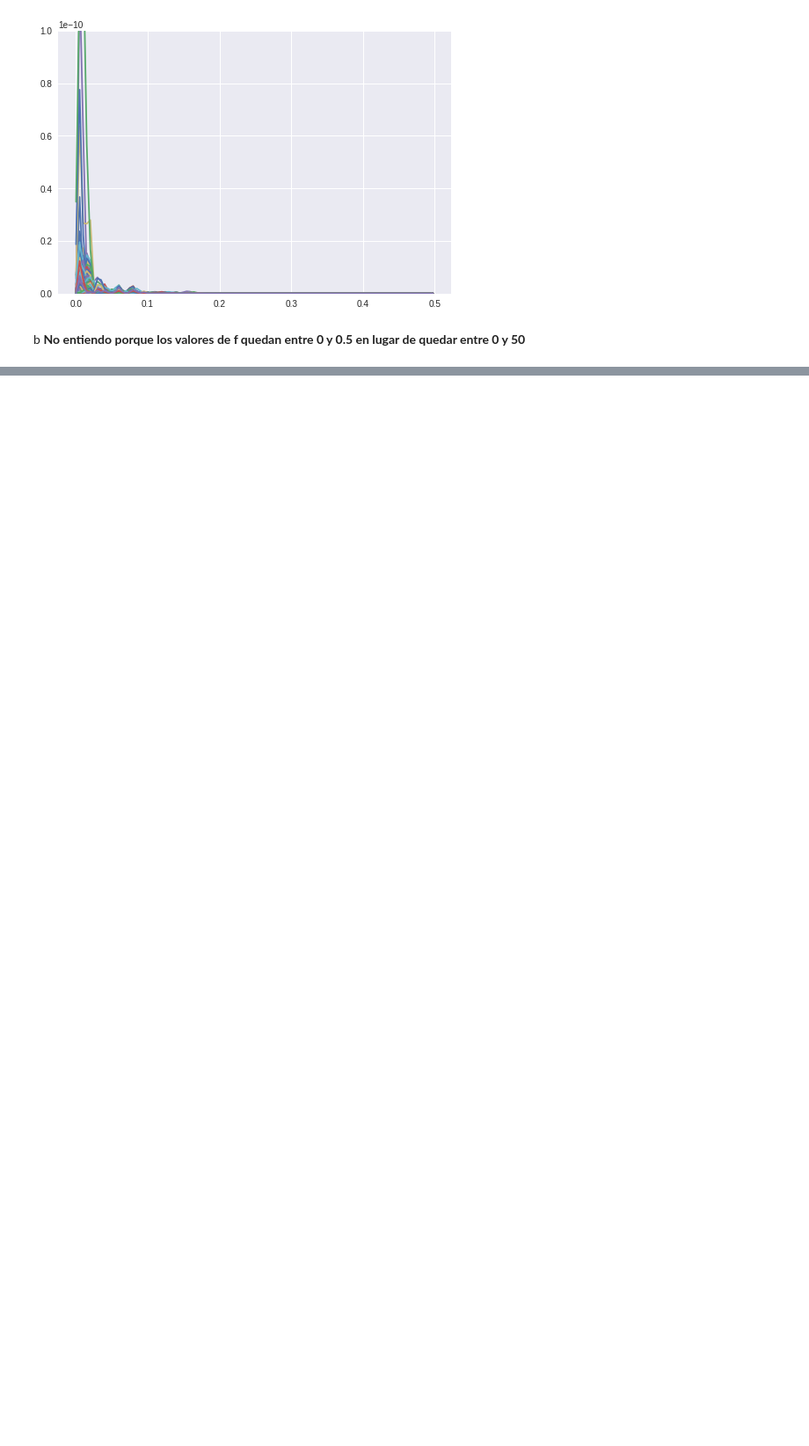
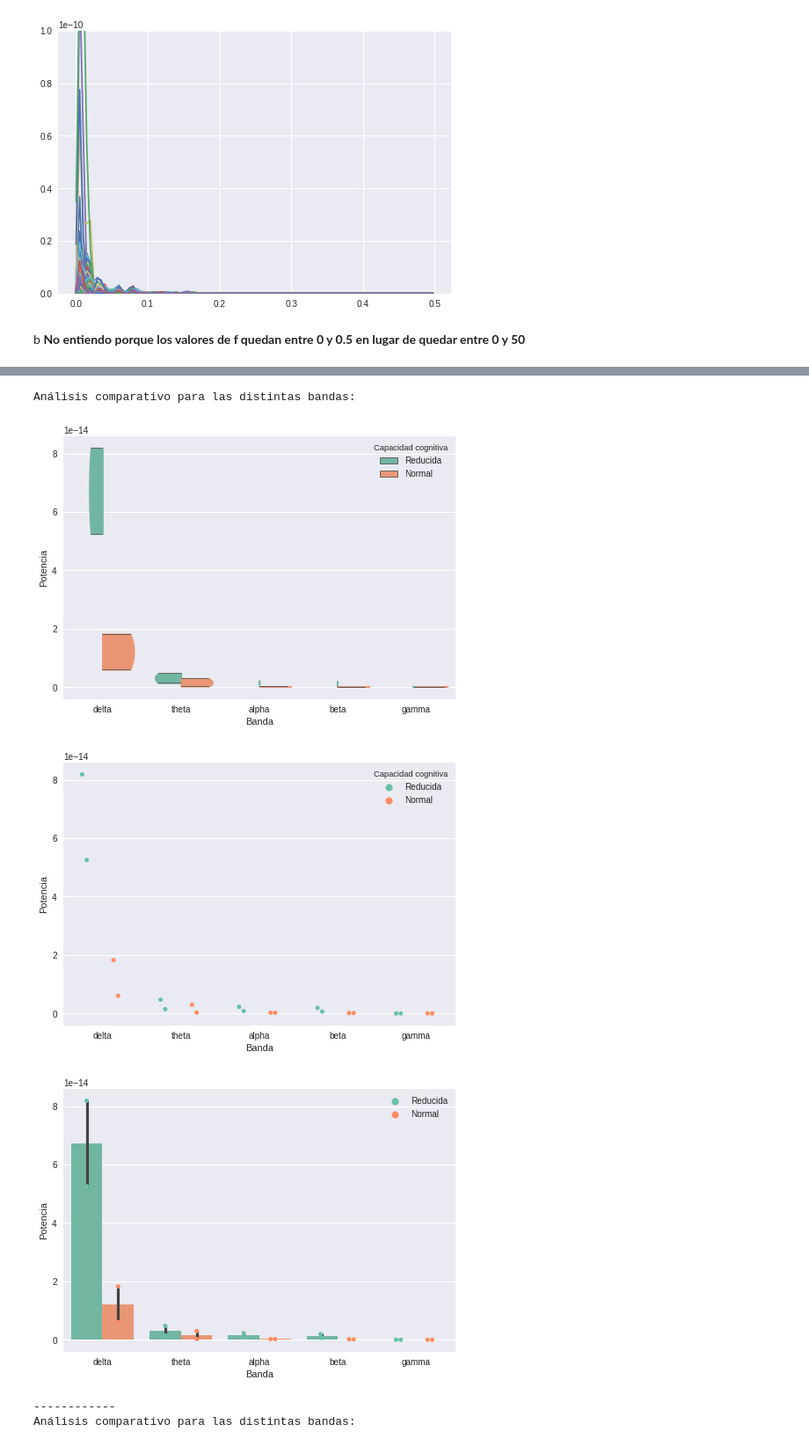
Before and after one commit to BrianBohe/DataScienceCourse, a Jupyter notebook: tp2/resolucion.ipynb, the cells around one changed output, grey strips where cells are left out. Shown at 88% size. Drawn from its saved outputs; the diff is of its cells as text; code cells hidden in the pictures; blank space fills up the shorter version.

```diff
--- a/tp2/resolucion.ipynb
+++ b/tp2/resolucion.ipynb
@@ -119,0 +126,52 @@ sns.plt.show()
+# %%
+def analisis_comparativo(df_b):
+    ymin = min(df_b['Potencia'])
+    ymax = max(df_b['Potencia'])
+    decimo = (ymax - ymin)/len(df_b['Potencia'])
+    ymin, ymax = ymin - decimo, ymax + decimo
+
+    # Despues veo con cual quedarme
+    # Hay que tener en cuenta que son pocos valores
+
+    sns.violinplot(x="Banda", y="Potencia", hue="Capacidad cognitiva", data=df_b,  split=True, palette="Set2", inner="stick", cut=0)
+    sns.plt.show()
+
+
+    ax = sns.swarmplot(x="Banda", y="Potencia", hue="Capacidad cognitiva", data=df_b,  split=True, palette="Set2")
+    ax.set_ylim([ymin, ymax])
+    sns.plt.show()
+
+
+    sns.barplot(x="Banda", y="Potencia", hue="Capacidad cognitiva", data=df_b, palette="Set2")
+    ax = sns.swarmplot(x="Banda", y="Potencia", hue="Capacidad cognitiva", split=True, data=df_b, palette="Set2")
+    ax.set_ylim([ymin, ymax])
+    handles, labels = ax.get_legend_handles_labels()
+    ax.legend(handles[:2], labels[:2])
+    sns.plt.show()
+
+def normalizar_banda(df_):
+    min_pot = min(df_['Potencia'])
+    max_pot = max(df_['Potencia'])
+
+    df_["Potencia"] = (df_["Potencia"] - min_pot) / (max_pot - min_pot)
+
+    return df_
+# %%
+df_bandas = pd.DataFrame({
+    "Capacidad cognitiva": (["Reducida"] * (N_P * 5)) + (["Normal"] * (N_S * 5)),
+    "Banda": list(itertools.chain(*[list(d.keys()) for d in bandas_P + bandas_S])),
+    "Potencia": list(itertools.chain(*[list(d.values()) for d in bandas_P + bandas_S]))
+})
+df_bandas_normalizadas = df_bandas.groupby(['Banda']).apply(normalizar_banda)
+
+print("Análisis comparativo para las distintas bandas:")
+analisis_comparativo(df_bandas)
+print("------------", "Análisis comparativo para las distintas bandas:", sep="\n")
+analisis_comparativo(df_bandas_normalizadas)
+# %% [output]
+Análisis comparativo para las distintas bandas:
+[figure, added]
+[figure, added]
+[figure, added]
+------------
+Análisis comparativo para las distintas bandas:
```
Also changed, not shown: parts of 5 cells of this notebook.
